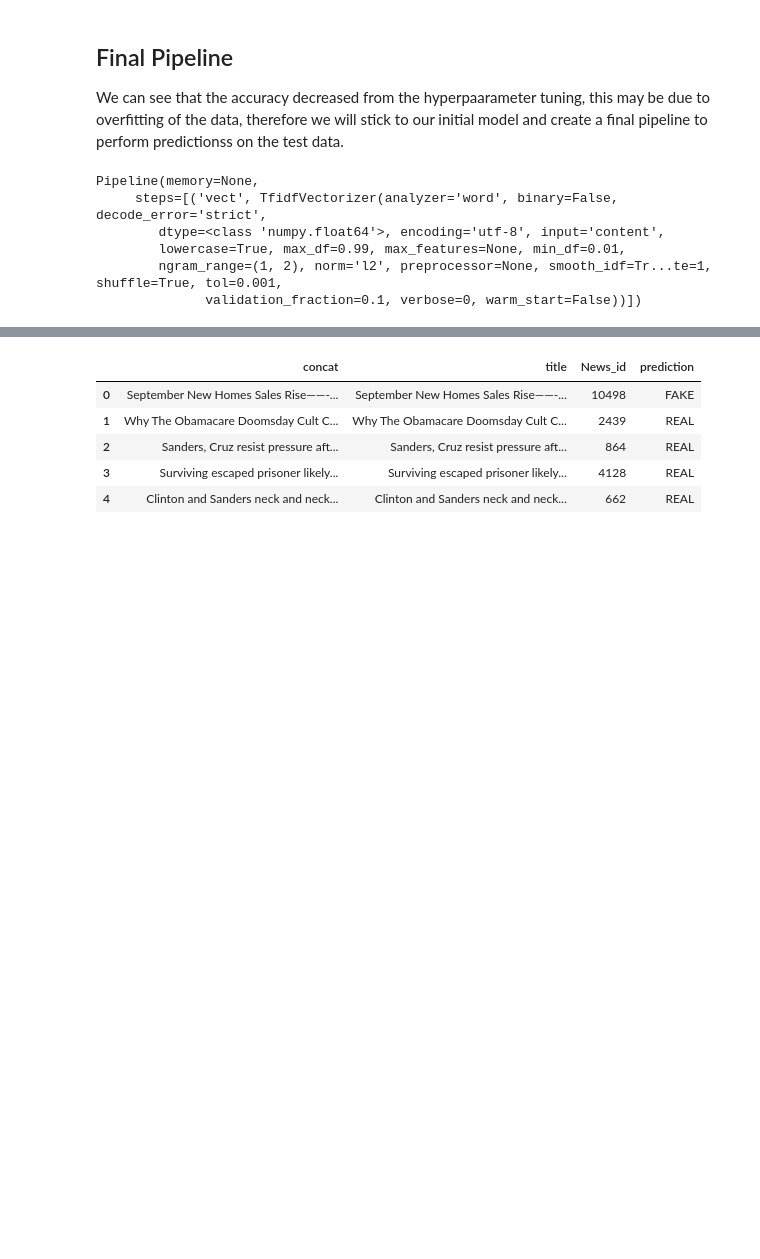
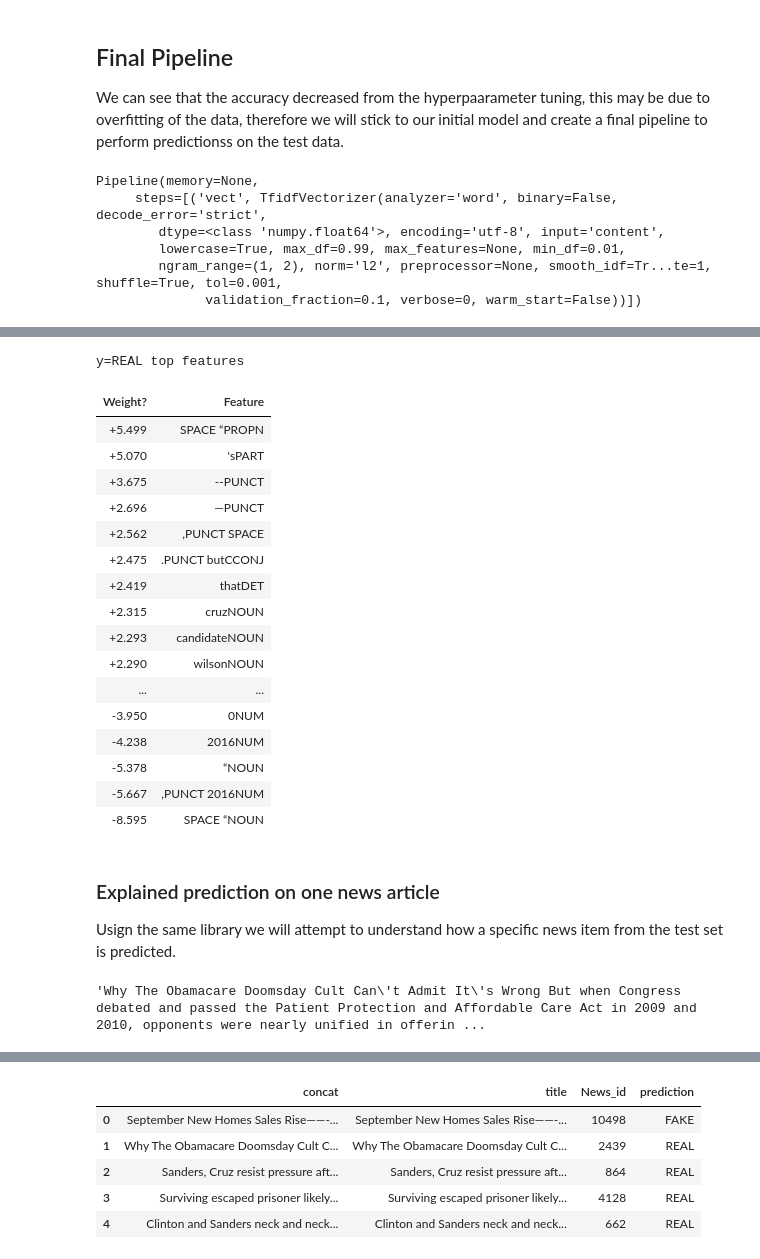
Before and after one commit to rahico91/NLP_Fake_News_Classification, a Jupyter notebook: Fake_vs_Real_Classification.ipynb, the cells around one changed output, grey strips where cells are left out. Drawn from its saved outputs; the diff is of its cells as text; code cells hidden in the pictures; blank space fills up the shorter version.

```diff
--- a/Fake_vs_Real_Classification.ipynb
+++ b/Fake_vs_Real_Classification.ipynb
@@ -615,0 +622,28 @@ Pipeline(memory=None,
+# %%
+eli5.show_weights(final_pipe, top=30, target_names=train_cc.label)
+# %% [output]
+y=REAL top features
+| Weight? | Feature |
+| +5.499 | SPACE “PROPN |
+| +5.070 | 'sPART |
+| +3.675 | --PUNCT |
+| +2.696 | —PUNCT |
+| +2.562 | ,PUNCT SPACE |
+| +2.475 | .PUNCT butCCONJ |
+| +2.419 | thatDET |
+| +2.315 | cruzNOUN |
+| +2.293 | candidateNOUN |
+| +2.290 | wilsonNOUN |
+| ... | ... |
+| -3.950 | 0NUM |
+| -4.238 | 2016NUM |
+| -5.378 | “NOUN |
+| -5.667 | ,PUNCT 2016NUM |
+| -8.595 | SPACE “NOUN |
+# %% [markdown]
+### Explained prediction on one news article
+Usign the same library we will attempt to understand how a specific news item from the test set is predicted.
+# %%
+test_cc.concat[1]
+# %% [output]
+'Why The Obamacare Doomsday Cult Can\'t Admit It\'s Wrong But when Congress debated and passed the Patient Protection and Affordable Care Act in 2009 and 2010, opponents were nearly unified in offerin ...
```
Also changed, not shown: parts of 5 cells of this notebook.
